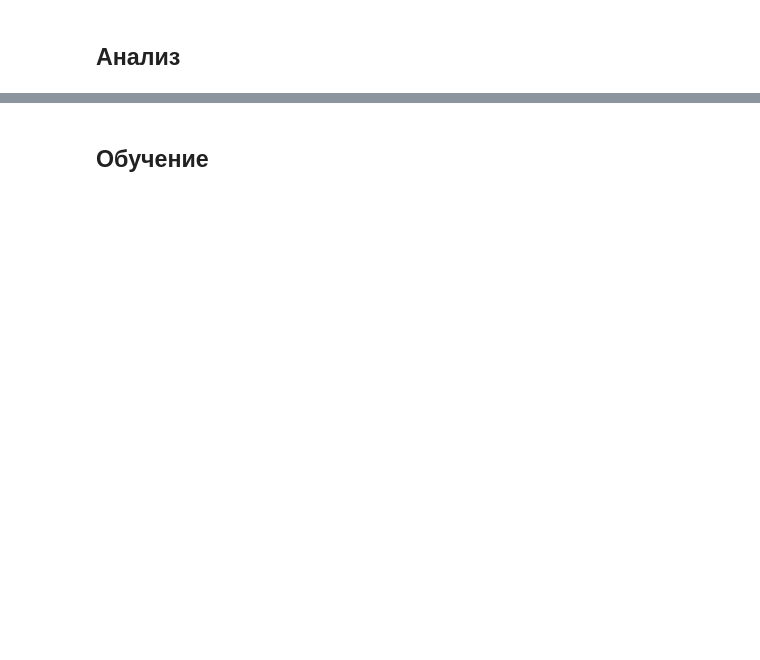
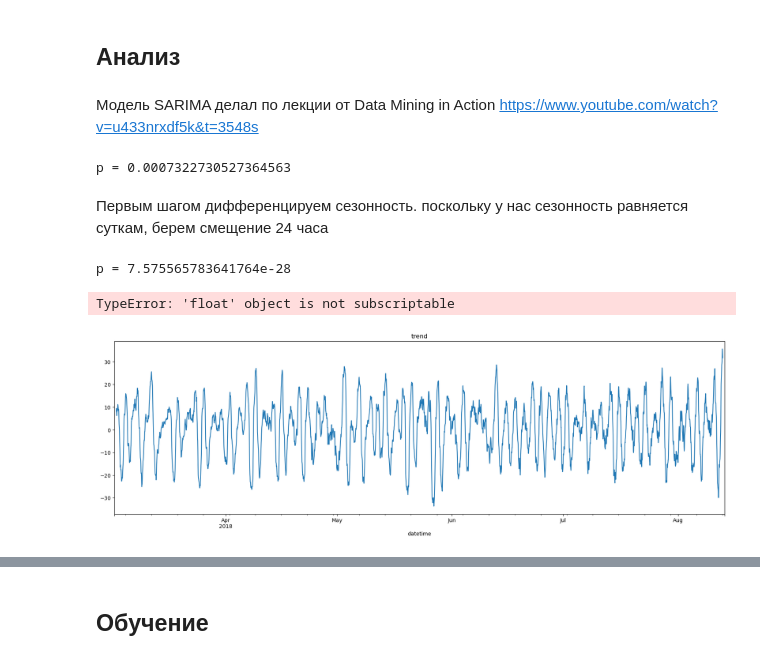
Before and after one commit to karimovdo/time, a Jupyter notebook: taxi.ipynb, the cells around one changed output, grey strips where cells are left out. Saved outputs shown, nothing was run; the diff lists cells and outputs as text; code cells hidden in the pictures; blank space fills up the shorter version.

```diff
--- a/taxi.ipynb
+++ b/taxi.ipynb
@@ -137,2 +147,25 @@ decomposed.resid.plot(figsize = (21,6))
 # %% [markdown]
 ## Анализ
+# %% [markdown]
+Модель SARIMA
+делал по лекции от Data Mining in Action
+https://www.youtube.com/watch?v=u433nrxdf5k&t=3548s
+# %%
+p_value = adfuller(y_train)[1]
+print('p =', p_value)
+# %% [output]
+p = 0.0007322730527364563
+# %% [markdown]
+Первым шагом дифференцируем сезонность. поскольку у нас сезонность равняется суткам, берем смещение 24 часа
+# %%
+train_dif_1 = y_train - y_train.shift(24)
+train_dif_1.dropna(inplace=True)
+decomposed_dif_1 = seasonal_decompose(train_dif_1)
+decomposed_dif_1.trend.plot(figsize=(21,6), title='trend')
+p_value = adfuller(train_dif_1)[1]
+print('p =', p_value)
+print('std =',np.std(train_dif_1)[0])
+# %% [output]
+p = 7.575565783641764e-28
+TypeError: 'float' object is not subscriptable
+[figure, added]
```
Also changed, not shown: parts of 31 cells of this notebook, 4 other files.
